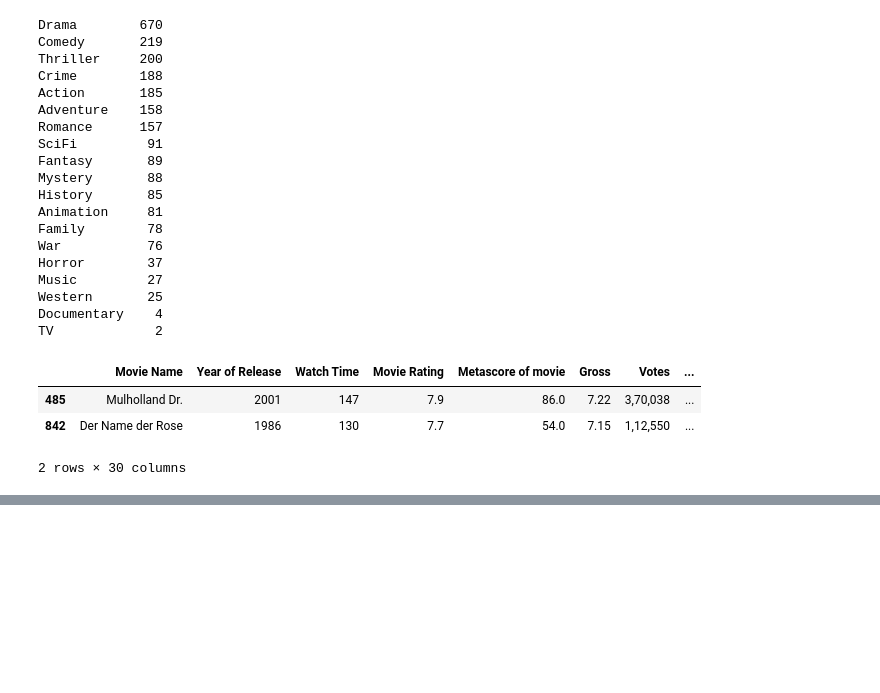
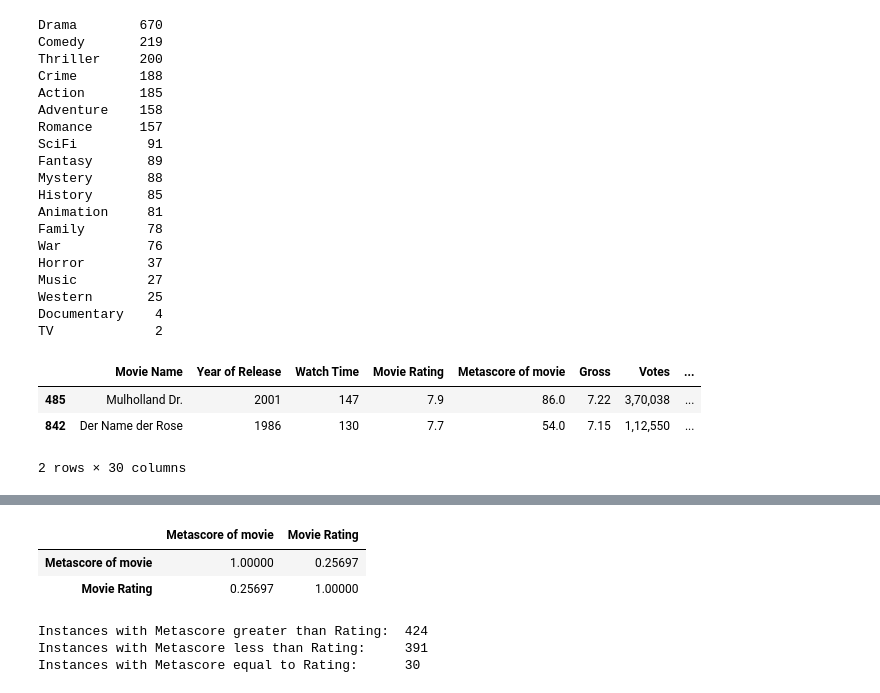
Before and after one commit to Simon-Sprouse/1000_Movies_Dataset, a Jupyter notebook: EDA.ipynb, the cells around one changed output, grey strips where cells are left out. Cells and saved outputs as stored; diff of their text form; code cells hidden in the pictures; blank space fills up the shorter version.

```diff
--- a/EDA.ipynb
+++ b/EDA.ipynb
@@ -93,0 +251,18 @@ df.loc[df['TV'] == 1]
+# %%
+df[['Metascore of movie', 'Movie Rating']].corr()
+# %% [output]
+|  | Metascore of movie | Movie Rating |
+| Metascore of movie | 1.00000 | 0.25697 |
+| Movie Rating | 0.25697 | 1.00000 |
+# %%
+gt = df.loc[df['Metascore of movie'] > df['Movie Rating'] * 10].shape[0]
+lt = df.loc[df['Metascore of movie'] < df['Movie Rating'] * 10].shape[0]
+eq = df.loc[df['Metascore of movie'] == df['Movie Rating'] * 10].shape[0]
+
+print("Instances with Metascore greater than Rating:  {}".format(gt))
+print("Instances with Metascore less than Rating:     {}".format(lt))
+print("Instances with Metascore equal to Rating:      {}".format(eq))
+# %% [output]
+Instances with Metascore greater than Rating:  424
+Instances with Metascore less than Rating:     391
+Instances with Metascore equal to Rating:      30
```
Also changed, not shown: parts of 20 cells of this notebook.
